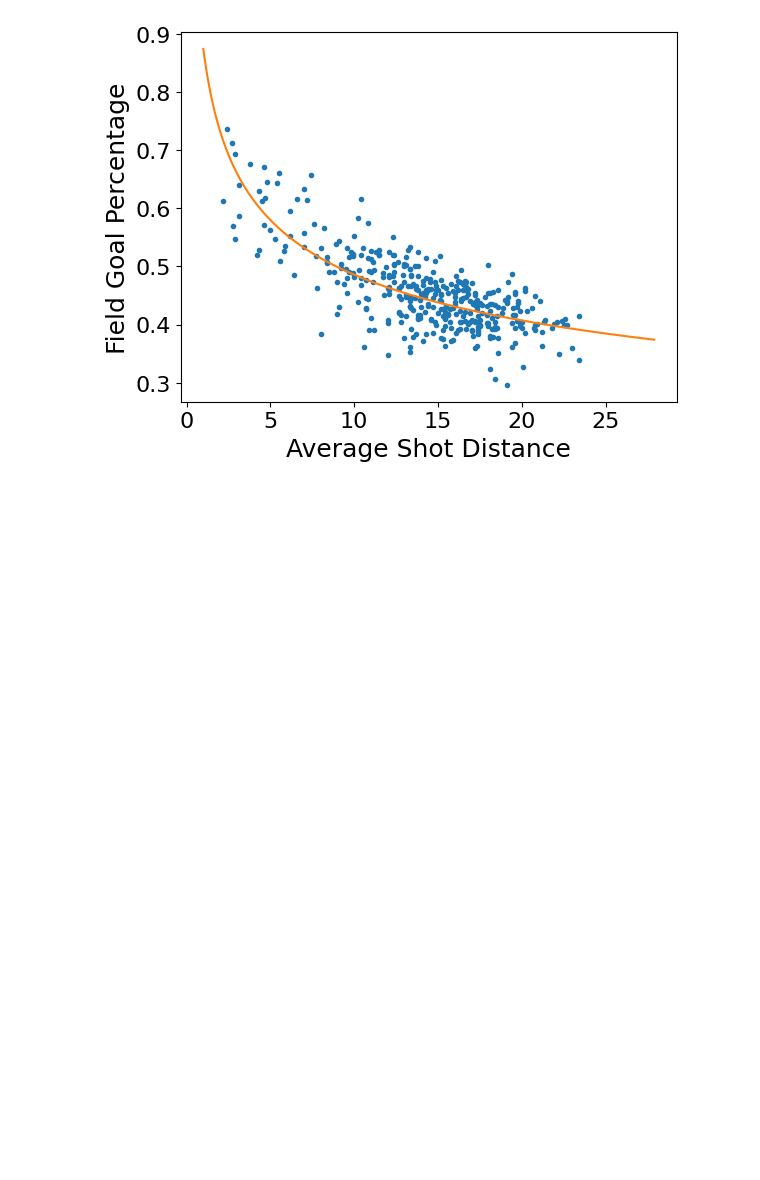
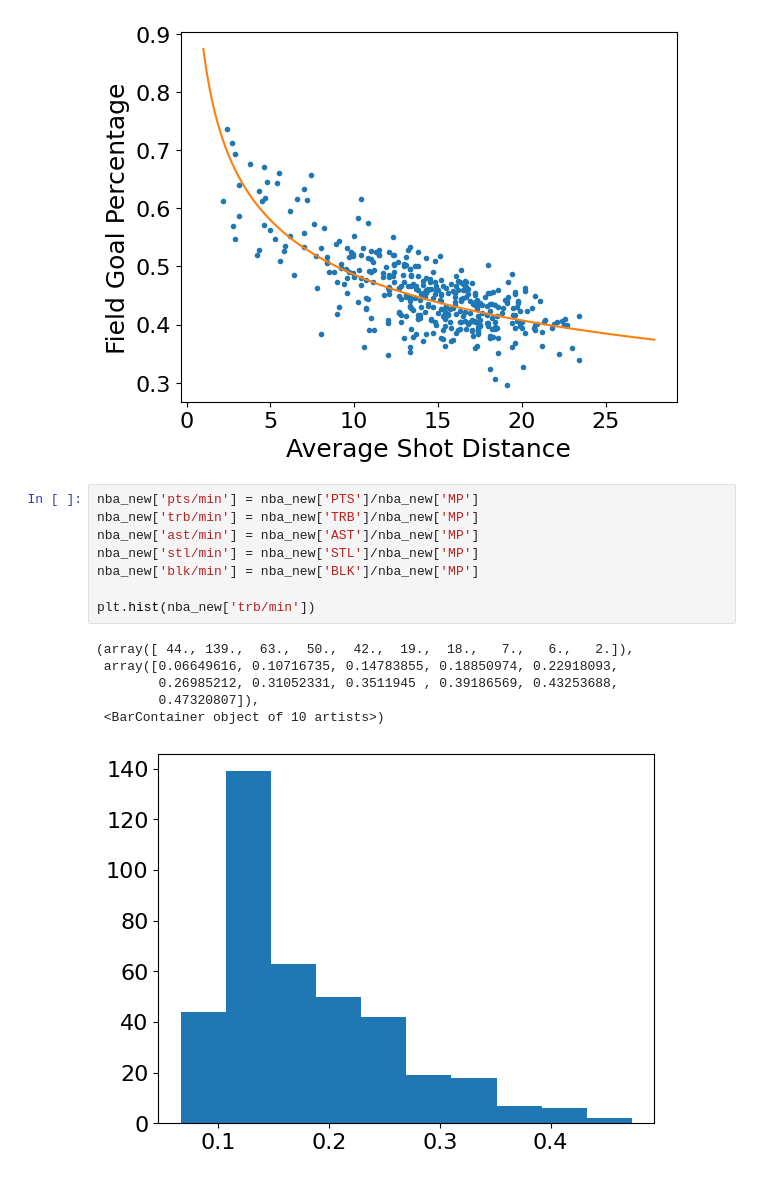
Before and after one commit to walipalmer/CFR-2024, a Jupyter notebook: module_stats/statistics5.ipynb, the cells around one changed output. Drawn from its saved outputs; the diff is of its cells as text; blank space fills up the shorter version.

```diff
--- a/module_stats/statistics5.ipynb
+++ b/module_stats/statistics5.ipynb
@@ -473,3 +473,18 @@ plt.ylabel('Field Goal Percentage')
 # %% [output]
 Text(0, 0.5, 'Field Goal Percentage')
 [figure]
+# %%
+nba_new['pts/min'] = nba_new['PTS']/nba_new['MP']
+nba_new['trb/min'] = nba_new['TRB']/nba_new['MP']
+nba_new['ast/min'] = nba_new['AST']/nba_new['MP']
+nba_new['stl/min'] = nba_new['STL']/nba_new['MP']
+nba_new['blk/min'] = nba_new['BLK']/nba_new['MP']
+
+plt.hist(nba_new['trb/min'])
+# %% [output]
+(array([ 44., 139.,  63.,  50.,  42.,  19.,  18.,   7.,   6.,   2.]),
+ array([0.06649616, 0.10716735, 0.14783855, 0.18850974, 0.22918093,
+        0.26985212, 0.31052331, 0.3511945 , 0.39186569, 0.43253688,
+        0.47320807]),
+ <BarContainer object of 10 artists>)
+[figure, added]
```
Also changed, not shown: parts of 4 cells of this notebook, 3 other files.
